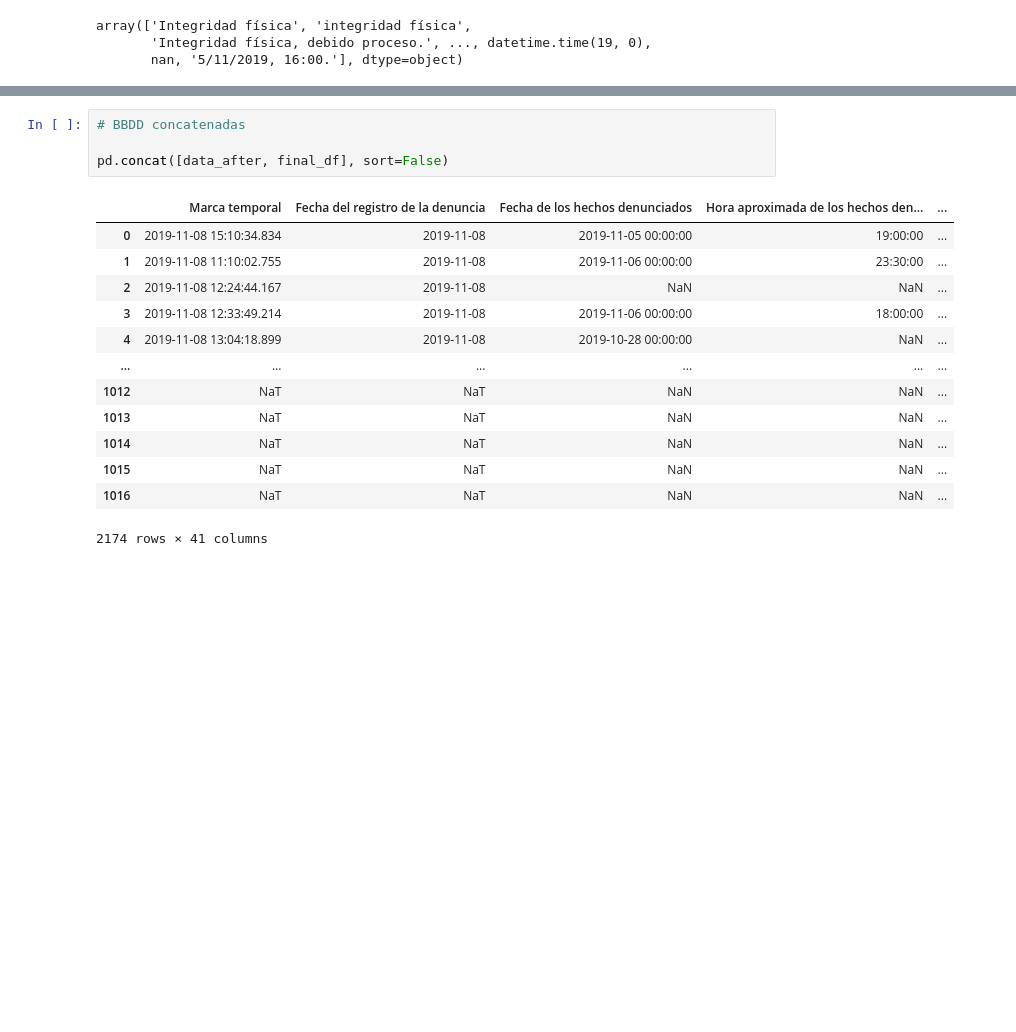
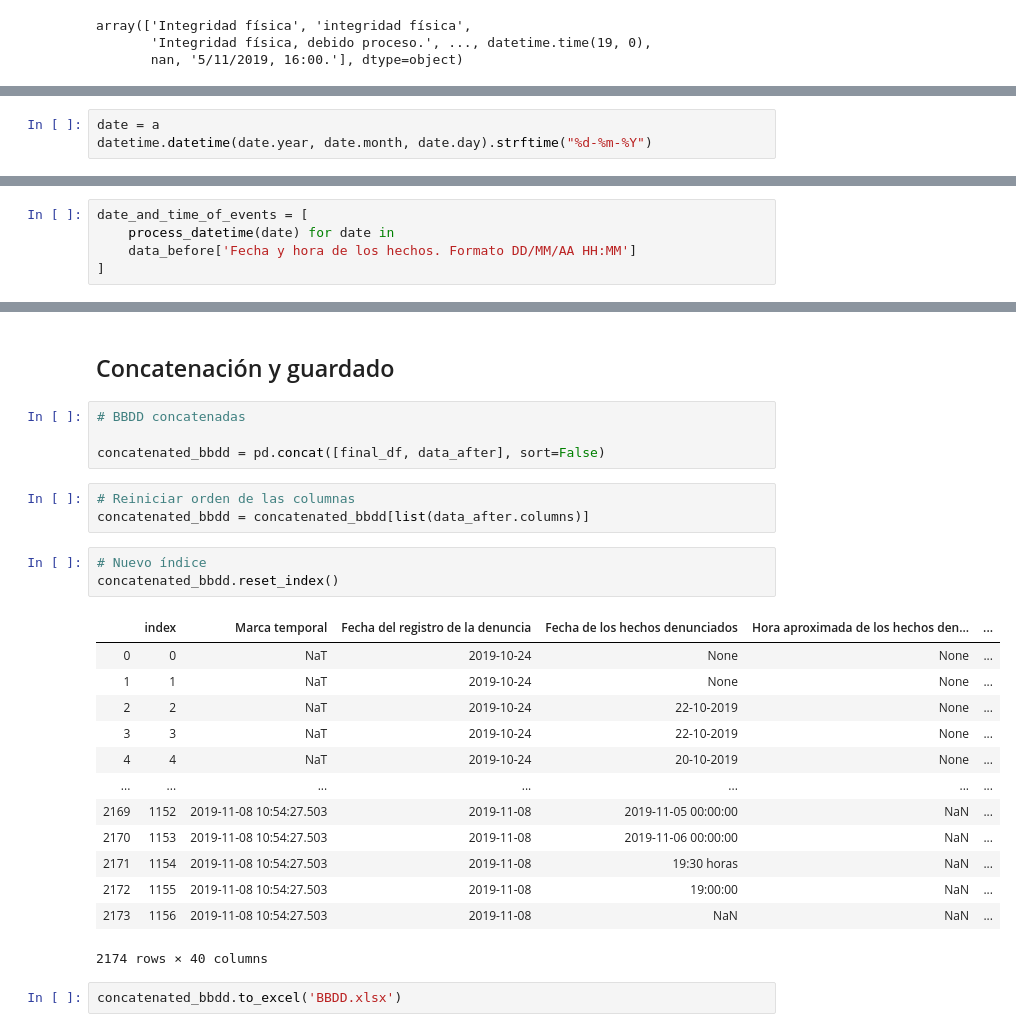
Before and after one commit to pabloBad/Informe_CIDH, a Jupyter notebook: Analisis_1.0.ipynb, the cells around one changed output, grey strips where cells are left out. Drawn from its saved outputs; the diff is of its cells as text; blank space fills up the shorter version.

```diff
--- a/Analisis_1.0.ipynb
+++ b/Analisis_1.0.ipynb
@@ -1276,0 +1223,3 @@ array(['Integridad física', 'integridad física',
+# %%
+date = a
+datetime.datetime(date.year, date.month, date.day).strftime("%d-%m-%Y")
@@ -1276,0 +1322,5 @@ array(['Integridad física', 'integridad física',
+# %%
+date_and_time_of_events = [
+    process_datetime(date) for date in
+    data_before['Fecha y hora de los hechos. Formato DD/MM/AA HH:MM']
+]
@@ -1329,18 +1470,28 @@ final_df
+# %% [markdown]
+## Concatenación y guardado
 # %%
 # BBDD concatenadas
 
-pd.concat([data_after, final_df], sort=False)
+concatenated_bbdd = pd.concat([final_df, data_after], sort=False)
-# %% [output]
-|  | Marca temporal | Fecha del registro de la denuncia | Fecha de los hechos denunciados | Hora aproximada de los hechos den... | ... |
-| 0 | 2019-11-08 15:10:34.834 | 2019-11-08 | 2019-11-05 00:00:00 | 19:00:00 | ... |
-| 1 | 2019-11-08 11:10:02.755 | 2019-11-08 | 2019-11-06 00:00:00 | 23:30:00 | ... |
-| 2 | 2019-11-08 12:24:44.167 | 2019-11-08 | NaN | NaN | ... |
-| 3 | 2019-11-08 12:33:49.214 | 2019-11-08 | 2019-11-06 00:00:00 | 18:00:00 | ... |
-| 4 | 2019-11-08 13:04:18.899 | 2019-11-08 | 2019-10-28 00:00:00 | NaN | ... |
-| ... | ... | ... | ... | ... | ... |
-| 1012 | NaT | NaT | NaN | NaN | ... |
-| 1013 | NaT | NaT | NaN | NaN | ... |
-| 1014 | NaT | NaT | NaN | NaN | ... |
-| 1015 | NaT | NaT | NaN | NaN | ... |
-| 1016 | NaT | NaT | NaN | NaN | ... |
-2174 rows × 41 columns
+# %%
+# Reiniciar orden de las columnas
+concatenated_bbdd = concatenated_bbdd[list(data_after.columns)]
+# %%
+# Nuevo índice
+concatenated_bbdd.reset_index()
+# %% [output]
+|  | index | Marca temporal | Fecha del registro de la denuncia | Fecha de los hechos denunciados | Hora aproximada de los hechos den... | ... |
+| 0 | 0 | NaT | 2019-10-24 | None | None | ... |
+| 1 | 1 | NaT | 2019-10-24 | None | None | ... |
+| 2 | 2 | NaT | 2019-10-24 | 22-10-2019 | None | ... |
+| 3 | 3 | NaT | 2019-10-24 | 22-10-2019 | None | ... |
+| 4 | 4 | NaT | 2019-10-24 | 20-10-2019 | None | ... |
+| ... | ... | ... | ... | ... | ... | ... |
+| 2169 | 1152 | 2019-11-08 10:54:27.503 | 2019-11-08 | 2019-11-05 00:00:00 | NaN | ... |
+| 2170 | 1153 | 2019-11-08 10:54:27.503 | 2019-11-08 | 2019-11-06 00:00:00 | NaN | ... |
+| 2171 | 1154 | 2019-11-08 10:54:27.503 | 2019-11-08 | 19:30 horas | NaN | ... |
+| 2172 | 1155 | 2019-11-08 10:54:27.503 | 2019-11-08 | 19:00:00 | NaN | ... |
+| 2173 | 1156 | 2019-11-08 10:54:27.503 | 2019-11-08 | NaN | NaN | ... |
+2174 rows × 40 columns
+# %%
+concatenated_bbdd.to_excel('BBDD.xlsx')
```
Also changed, not shown: parts of 19 cells of this notebook, 3 other files.
